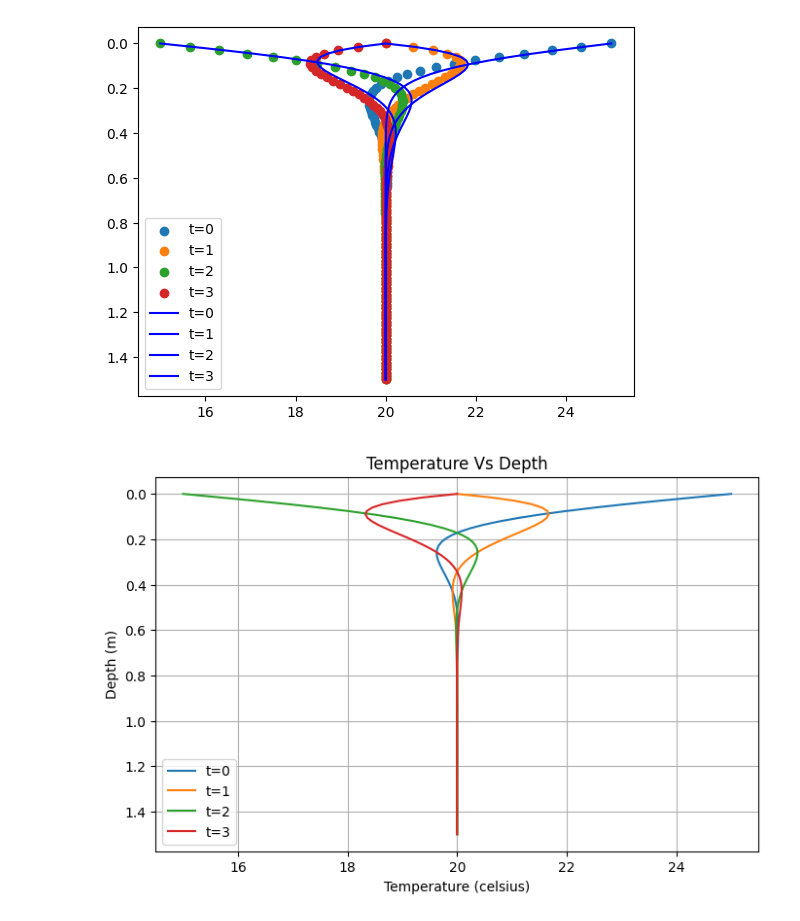
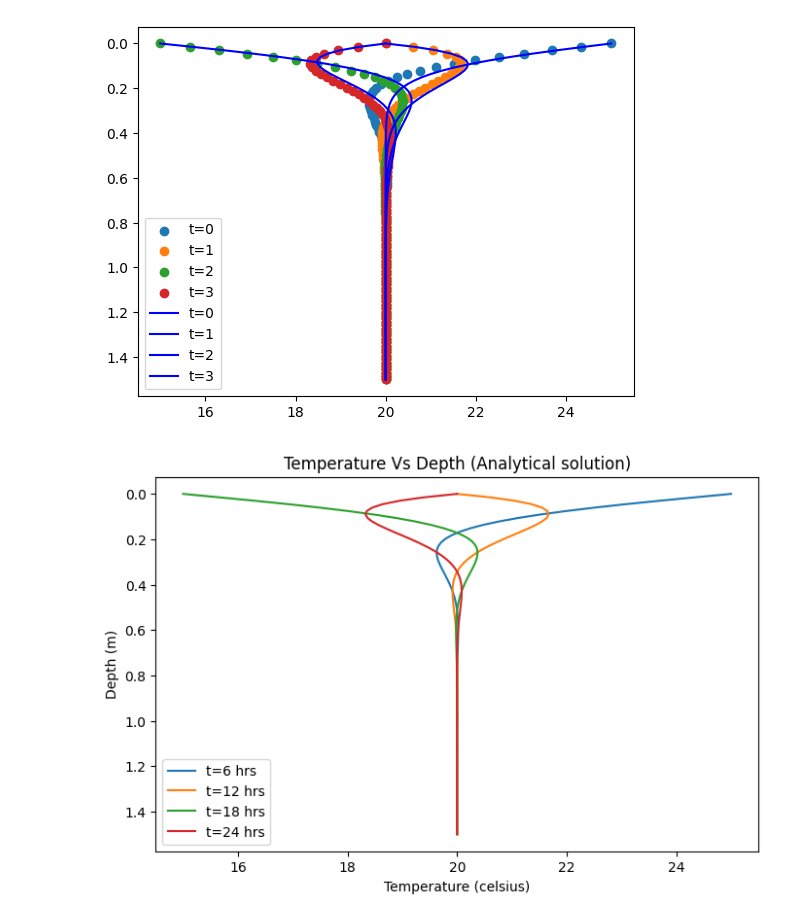
Before and after one commit to mjunaid31/project, a Jupyter notebook: plasmatrial.ipynb, the cells around one changed output. Drawn from its saved outputs; the diff is of its cells as text; code cells hidden in the pictures.

```diff
--- a/plasmatrial.ipynb
+++ b/plasmatrial.ipynb
@@ -69,12 +70,8 @@ def solve2(dfxndt,fxn_t0,Nz,Nt,dt):
 
 A=5
 T_surface=20
-# To=24*3600
 To=30
-# z=10
 
-C_w=4174
-C_s=2104
 C_s=1739
 C_w=4180
 rho_w=1000
@@ -120,16 +117,22 @@ fxn_t0=fxn_t0(z)
 
 time_plot=[0,10,100,10000,10500,11000,11500]
 # %%
-soln=solve2(dfxndt,fxn_t0,Nz,Nt,dt)
+soln=solve2(dfxndt,fxn_t0,Nz,Nt,dt,dz,z0,Tfn)
 # %%
 
-complot=[soln[5000],soln[10000],soln[15000],soln[20000]]
-for i in range(len(complot)):
-    plt.plot(z,complot[i],label=f't={i}')
+for i in range(4):
+    complot=soln[i*5000+5000]
+    plt.plot(complot,z,label=f't={(tf/20000*(i*5000+5000))*24/30} hrs')
 
 # for i in range(len(plotanlyt)):
 #     plt.scatter(z,plotanlyt[i],label=f't={i}')
 
+plt.xlabel('Temperature (celsius)')
+plt.ylabel('Depth (m)')
 plt.legend()
+plt.title('Temperature Vs Depth (numerical solution)')
+plt.gca().invert_yaxis()
+plt.legend()
+plt.savefig("coupled_numer.png", dpi=300)
 plt.show()
 # %% [output]
@@ -199,18 +202,17 @@ plt.show()
 [figure]
 # %%
 plt.figure(figsize=(8, 5))
-for i in range(len(plotanlyt)):
-    plt.plot(plotanlyt[i],zz,label=f't={i}')
+for i in range(4):
+    plotanlyt=Tfnn(zz,((6+(6*i))*3600))
+    plt.plot(plotanlyt,zz,label=f't={(6+(6*i))} hrs')
 
 plt.xlabel('Temperature (celsius)')
 plt.ylabel('Depth (m)')
 plt.legend()
-plt.title('Temperature Vs Depth')
+plt.title('Temperature Vs Depth (Analytical solution)')
 plt.gca().invert_yaxis()
-plt.grid()
-
-
 plt.legend()
+plt.savefig("coupled_analyt.png", dpi=300)
 plt.show()
 # %% [output]
-[figure, old version]
+[figure, new version]
```
Also changed, not shown: parts of 3 cells of this notebook, 1 other file.
